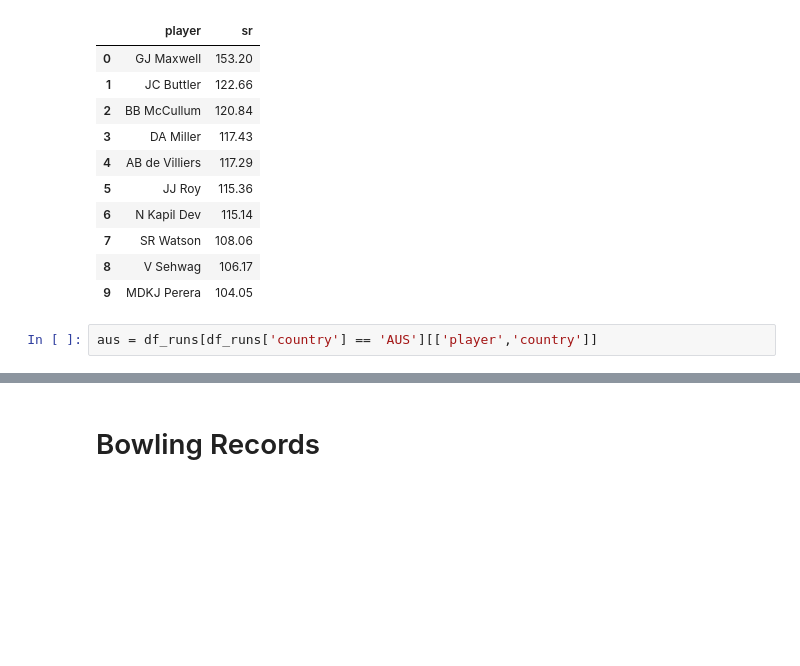
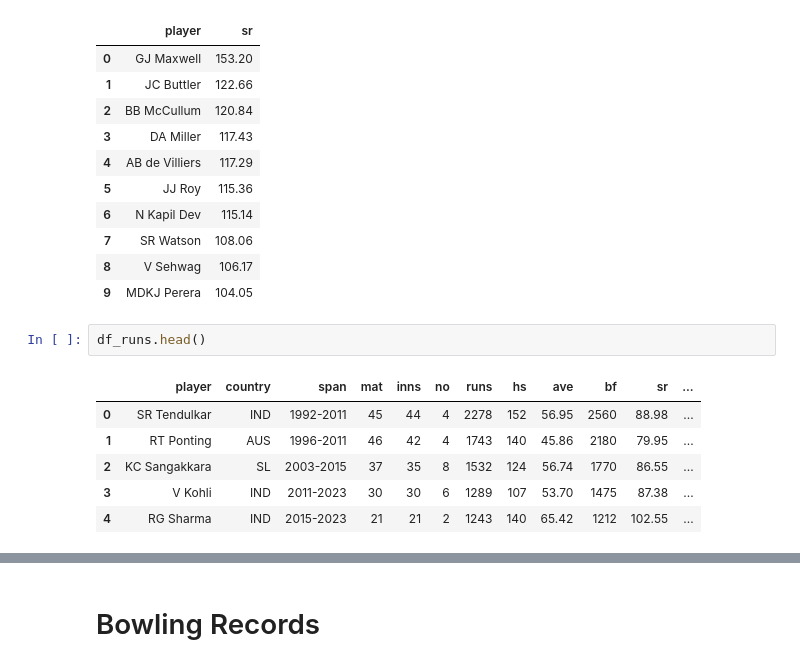
Before and after one commit to jeniljani-4444/End-To-End-World-Cup-Analysis-Web-App, a Jupyter notebook: World Cup Data.ipynb, the cells around one changed output, grey strips where cells are left out. Drawn from its saved outputs; the diff is of its cells as text; blank space fills up the shorter version.

```diff
--- a/World Cup Data.ipynb
+++ b/World Cup Data.ipynb
@@ -193,4 +193,11 @@ df_runs.groupby('player')[['player','sr']].max().sort_values('sr',ascending=Fals
 | 8 | V Sehwag | 106.17 |
 | 9 | MDKJ Perera | 104.05 |
 # %%
-aus = df_runs[df_runs['country'] == 'AUS'][['player','country']]
+df_runs.head()
+# %% [output]
+|  | player | country | span | mat | inns | no | runs | hs | ave | bf | sr | ... |
+| 0 | SR Tendulkar | IND | 1992-2011 | 45 | 44 | 4 | 2278 | 152 | 56.95 | 2560 | 88.98 | ... |
+| 1 | RT Ponting | AUS | 1996-2011 | 46 | 42 | 4 | 1743 | 140 | 45.86 | 2180 | 79.95 | ... |
+| 2 | KC Sangakkara | SL | 2003-2015 | 37 | 35 | 8 | 1532 | 124 | 56.74 | 1770 | 86.55 | ... |
+| 3 | V Kohli | IND | 2011-2023 | 30 | 30 | 6 | 1289 | 107 | 53.70 | 1475 | 87.38 | ... |
+| 4 | RG Sharma | IND | 2015-2023 | 21 | 21 | 2 | 1243 | 140 | 65.42 | 1212 | 102.55 | ... |
```
Also changed, not shown: parts of 13 cells of this notebook, 3 other files.
